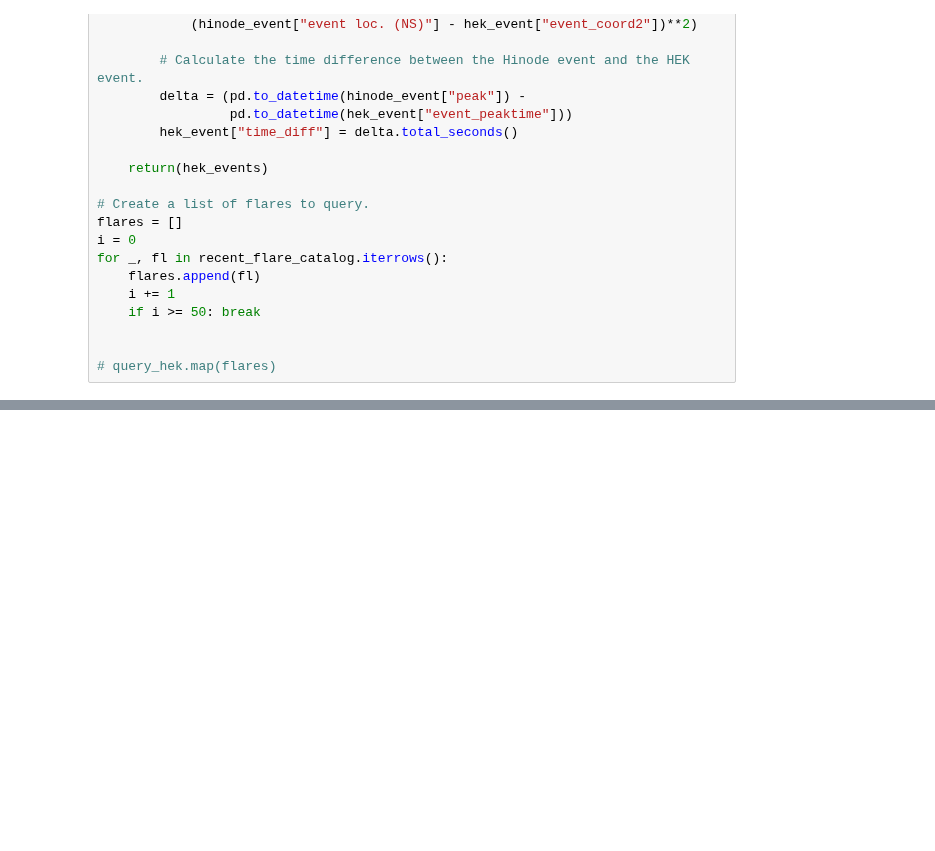
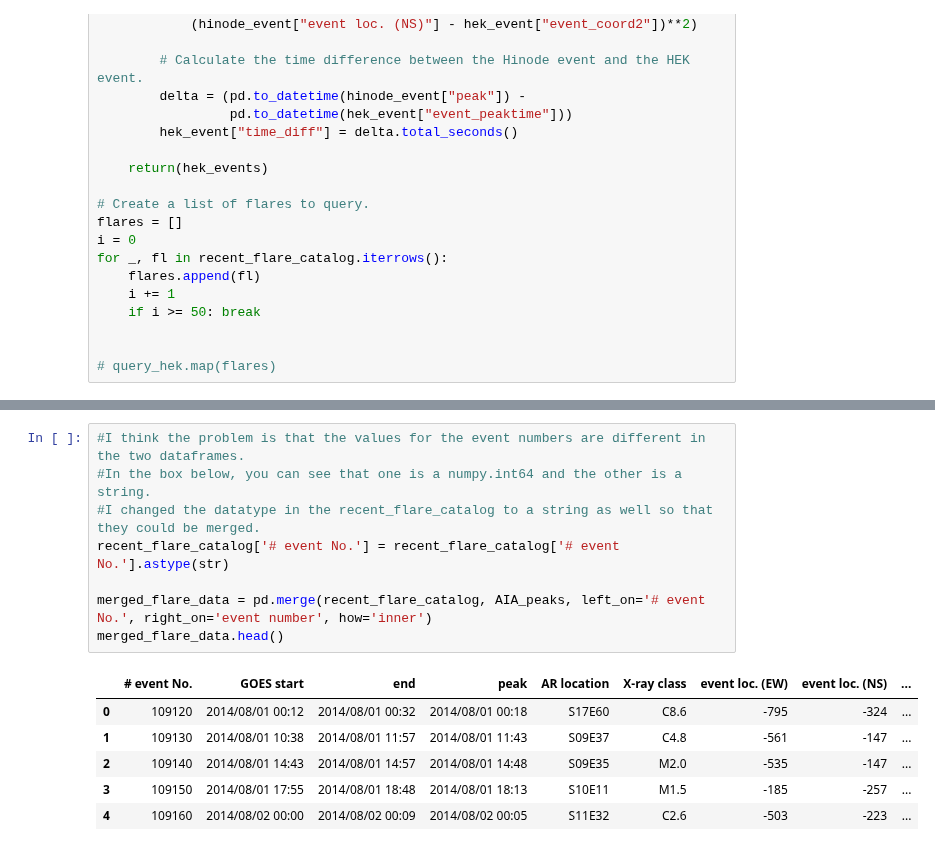
Before and after one commit to Nschanche/Flare_peaks, a Jupyter notebook: flare_project.ipynb, the cells around one changed output, grey strips where cells are left out. Saved outputs shown, nothing was run; the diff lists cells and outputs as text; blank space fills up the shorter version.

```diff
--- a/flare_project.ipynb
+++ b/flare_project.ipynb
@@ -552,0 +618,15 @@ for _, fl in recent_flare_catalog.iterrows():
+# %%
+#I think the problem is that the values for the event numbers are different in the two dataframes.
+#In the box below, you can see that one is a numpy.int64 and the other is a string.
+#I changed the datatype in the recent_flare_catalog to a string as well so that they could be merged.
+recent_flare_catalog['# event No.'] = recent_flare_catalog['# event No.'].astype(str)
+
+merged_flare_data = pd.merge(recent_flare_catalog, AIA_peaks, left_on='# event No.', right_on='event number', how='inner')
+merged_flare_data.head()
+# %% [output]
+|  | # event No. | GOES start | end | peak | AR location | X-ray class | event loc. (EW) | event loc. (NS) | ... |
+| 0 | 109120 | 2014/08/01 00:12 | 2014/08/01 00:32 | 2014/08/01 00:18 | S17E60 | C8.6 | -795 | -324 | ... |
+| 1 | 109130 | 2014/08/01 10:38 | 2014/08/01 11:57 | 2014/08/01 11:43 | S09E37 | C4.8 | -561 | -147 | ... |
+| 2 | 109140 | 2014/08/01 14:43 | 2014/08/01 14:57 | 2014/08/01 14:48 | S09E35 | M2.0 | -535 | -147 | ... |
+| 3 | 109150 | 2014/08/01 17:55 | 2014/08/01 18:48 | 2014/08/01 18:13 | S10E11 | M1.5 | -185 | -257 | ... |
+| 4 | 109160 | 2014/08/02 00:00 | 2014/08/02 00:09 | 2014/08/02 00:05 | S11E32 | C2.6 | -503 | -223 | ... |
```
Also changed, not shown: parts of 4 cells of this notebook.
